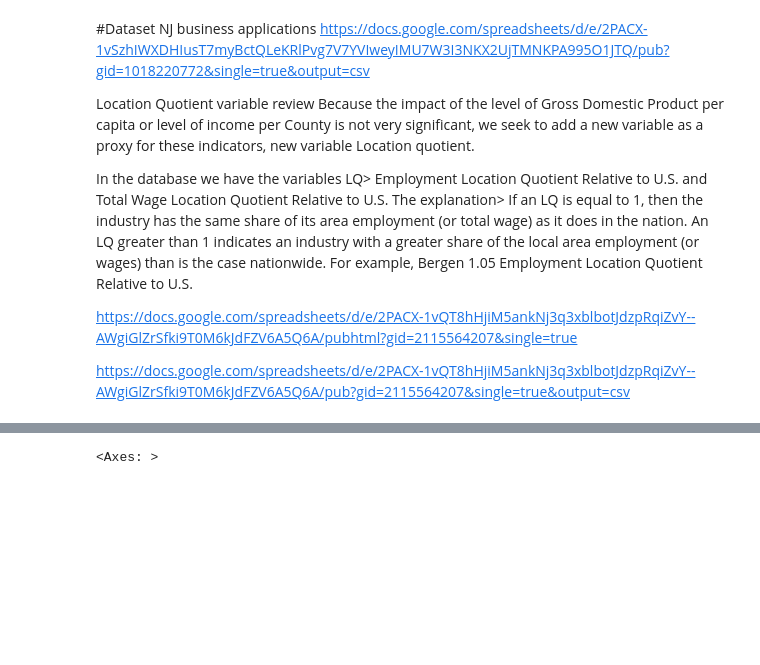
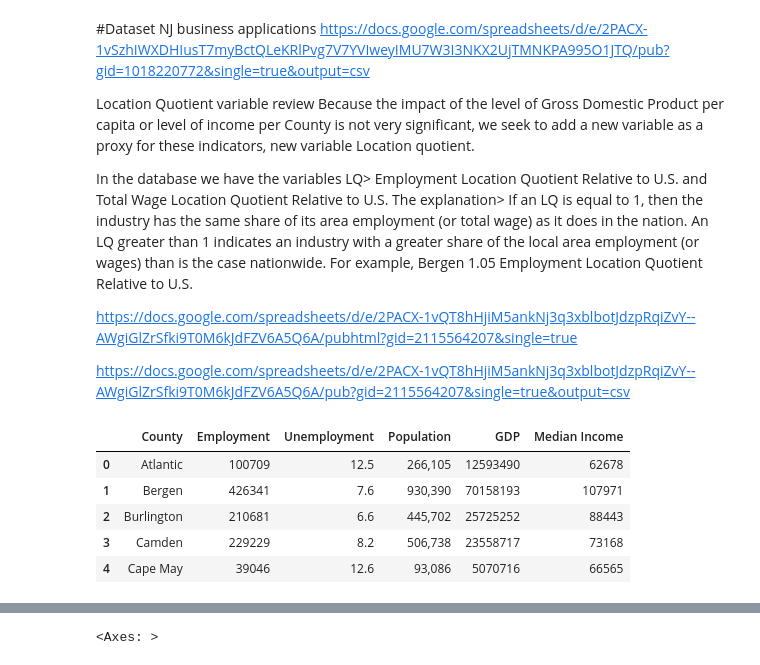
Before and after one commit to shirleyrutgers/GIS, a Jupyter notebook: PS1.ipynb, the cells around one changed output, grey strips where cells are left out. Drawn from its saved outputs; the diff is of its cells as text; code cells hidden in the pictures; blank space fills up the shorter version.

```diff
--- a/PS1.ipynb
+++ b/PS1.ipynb
@@ -343,5 +343,15 @@ plt.style.use('default') # more delicate subtle than classic
 #sometimes have to install library which you get from https://pypi.org/
 #!pip install geopandas
 # %%
+#NJ Data>  County  Employment  Unemployment Population GDP  Median Income
 import pandas as pd
 df1 = pd.read_csv('https://docs.google.com/spreadsheets/d/e/2PACX-1vRCnEjufrgpP0UB0Quxx8nYC56Yw0C7ZuWMDjPj9H8BrUF8hPGSPBpmcGlJKc0xhA/pub?gid=2071317397&single=true&output=csv')
+#print(df1)
+df1.head()
+# %% [output]
+|  | County | Employment | Unemployment | Population | GDP | Median Income |
+| 0 | Atlantic | 100709 | 12.5 | 266,105 | 12593490 | 62678 |
+| 1 | Bergen | 426341 | 7.6 | 930,390 | 70158193 | 107971 |
+| 2 | Burlington | 210681 | 6.6 | 445,702 | 25725252 | 88443 |
+| 3 | Camden | 229229 | 8.2 | 506,738 | 23558717 | 73168 |
+| 4 | Cape May | 39046 | 12.6 | 93,086 | 5070716 | 66565 |
```
Also changed, not shown: parts of 16 cells of this notebook.
